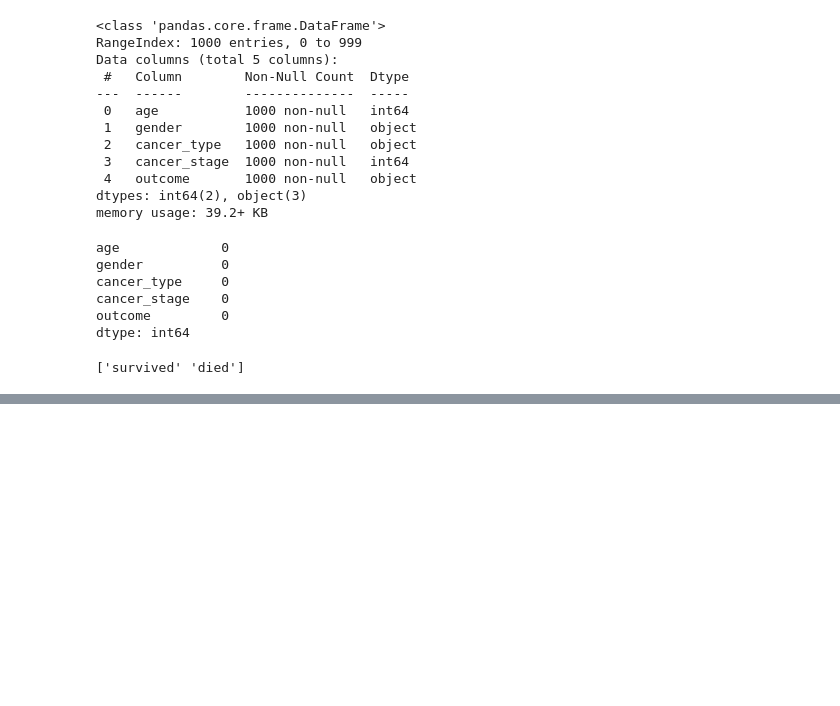
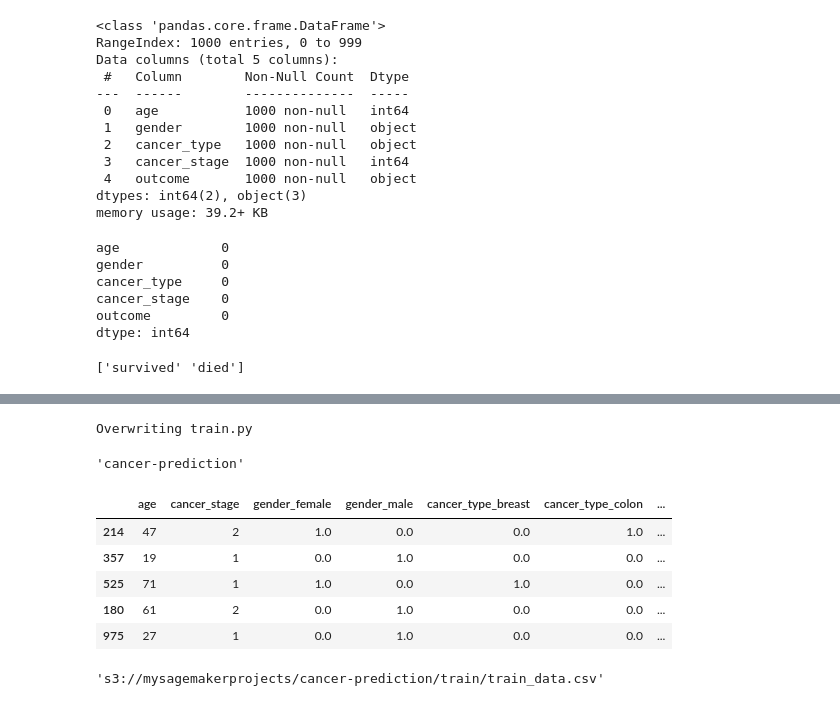
Before and after one commit to isakovanilu/cancer_prediction, a Jupyter notebook: cancer_prediction.ipynb, the cells around one changed output, grey strips where cells are left out. Cells and saved outputs as stored; diff of their text form; code cells hidden in the pictures; blank space fills up the shorter version.

Commit message:
tests

```diff
--- a/cancer_prediction.ipynb
+++ b/cancer_prediction.ipynb
@@ -139,0 +194,49 @@ test_df.head()
+# %%
+%%writefile train.py
+import argparse
+import os
+import pandas as pd
+from sklearn.linear_model import LinearRegression
+from sklearn.model_selection import train_test_split
+from sklearn.metrics import mean_squared_error
+import joblib
+
+def model_fn(model_dir):
+    """Load the model for inference"""
+    model = joblib.load(os.path.join(model_dir, "model.joblib"))
+    return model
+
+if __name__ == "__main__":
+    parser = argparse.ArgumentParser()
+
+    # SageMaker specific arguments
+    parser.add_argument('--output-data-dir', type=str, default=os.getenv('SM_OUTPUT_DATA_DIR'))
+    parser.add_argument('--model-dir', type=str, default=os.getenv('SM_MODEL_DIR'))
+    parser.add_argument('--train-dir', type=str, default=os.getenv('SM_CHANNEL_TRAIN'))
+
+    args = parser.parse_args()
+
+    # Load the training data
+    train_data = pd.read_csv(os.path.join(args.train_dir, 'train_data.csv'))
+
+    # Separate the target from the features
+    X = train_data.drop('outcome', axis=1)
+    y = train_data['outcome']
+
+    # Train the Linear Regression model
+    model = LinearRegression()
+    model.fit(X, y)
+
+    # Save the model to the model directory so SageMaker can upload it to S3
+    joblib.dump(model, os.path.join(args.model_dir, "model.joblib"))
+
+    # Test the model on the training data
+    y_pred = model.predict(X)
+    mse = mean_squared_error(y, y_pred)
+    print(f'Mean Squared Error on Training Data: {mse}')
+# %% [output]
+Overwriting train.py
+# %%
+prefix
+# %% [output]
+'cancer-prediction'
@@ -139,0 +245,13 @@ test_df.head()
+# %%
+train_data.head()
+# %% [output]
+|  | age | cancer_stage | gender_female | gender_male | cancer_type_breast | cancer_type_colon | ... |
+| 214 | 47 | 2 | 1.0 | 0.0 | 0.0 | 1.0 | ... |
+| 357 | 19 | 1 | 0.0 | 1.0 | 0.0 | 0.0 | ... |
+| 525 | 71 | 1 | 1.0 | 0.0 | 1.0 | 0.0 | ... |
+| 180 | 61 | 2 | 0.0 | 1.0 | 0.0 | 0.0 | ... |
+| 975 | 27 | 1 | 0.0 | 1.0 | 0.0 | 0.0 | ... |
+# %%
+train_s3_uri
+# %% [output]
+'s3://mysagemakerprojects/cancer-prediction/train/train_data.csv'
```
Also changed, not shown: parts of 27 cells of this notebook.
